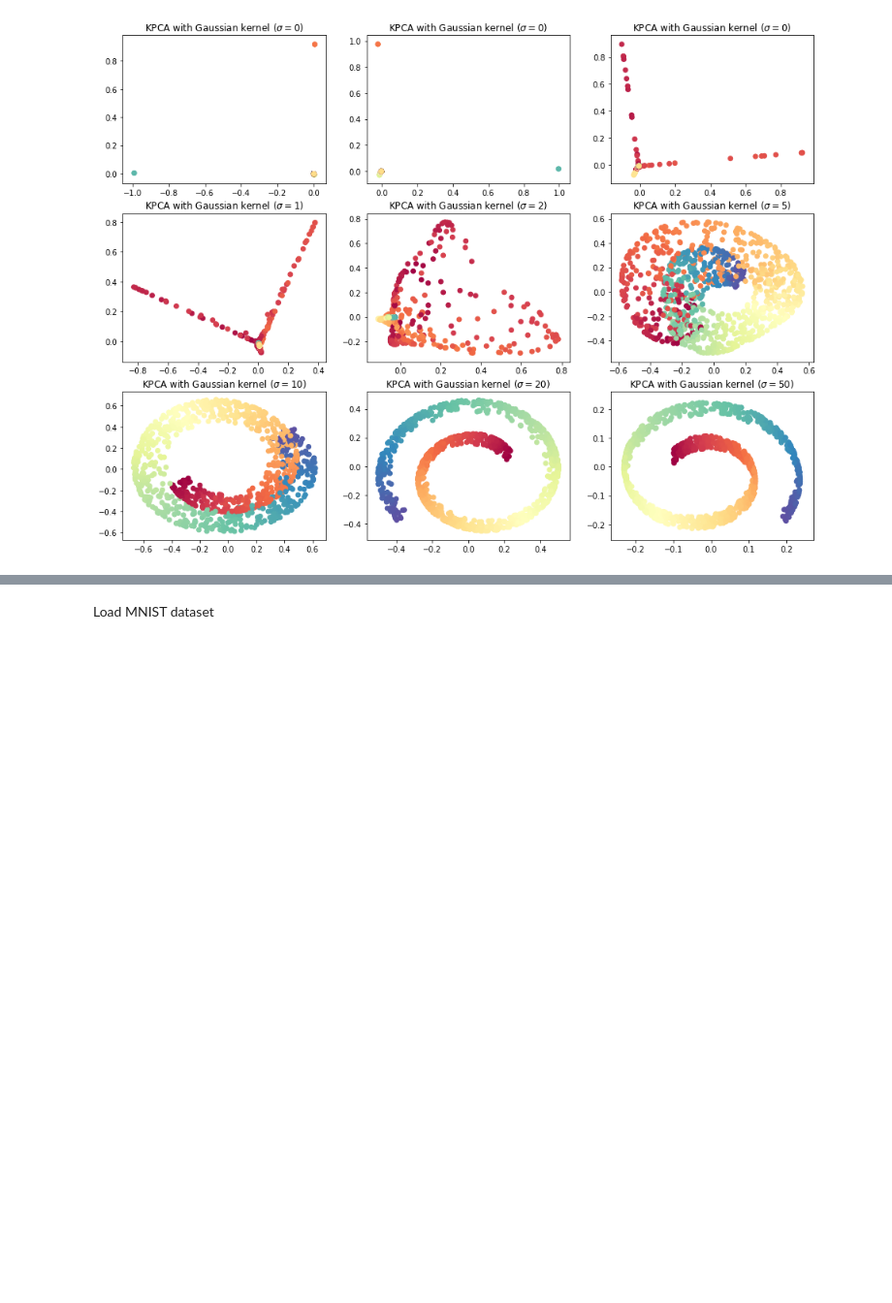
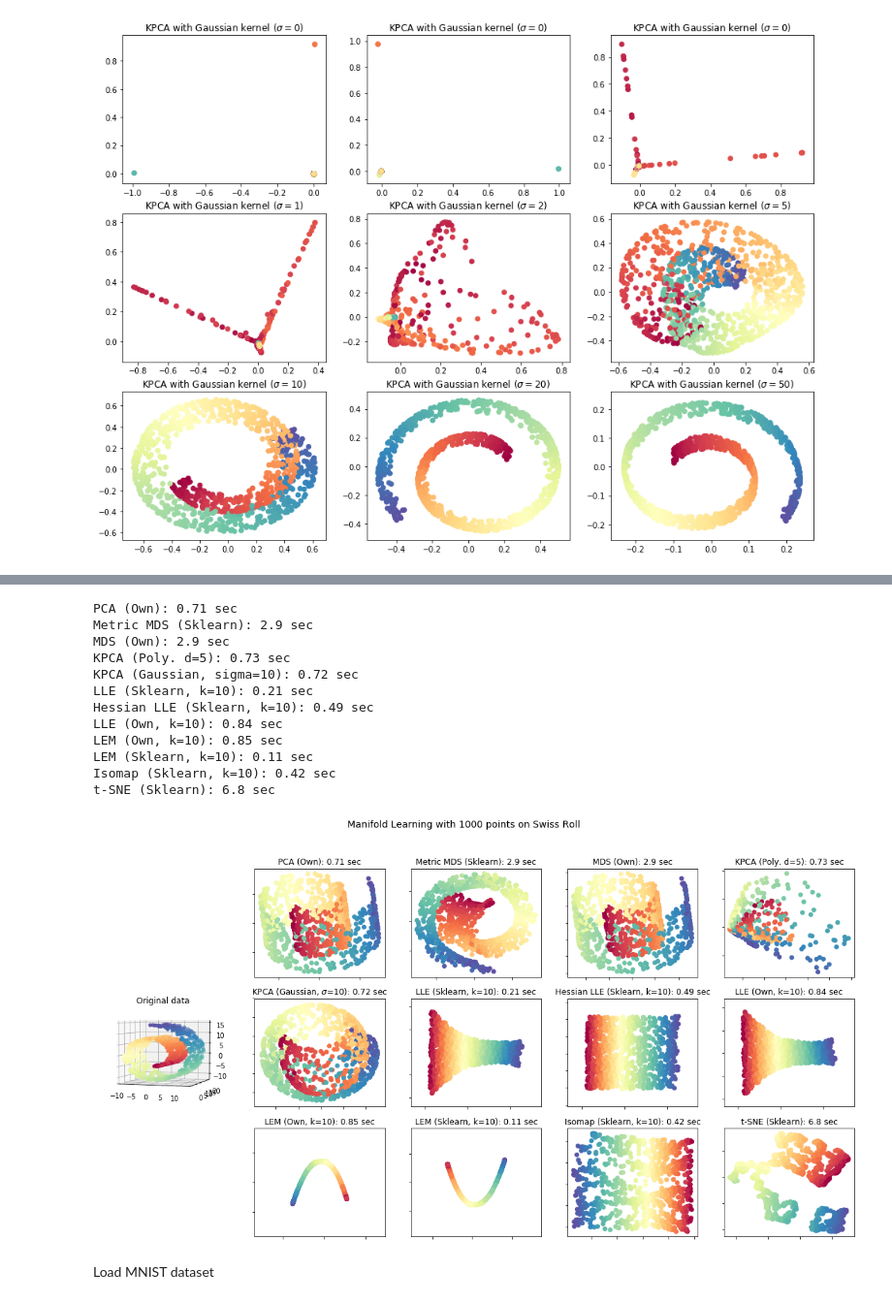
Before and after one commit to afiliot/Non-Linear-Dimensionality-Reduction, a Jupyter notebook: notebook.ipynb, the cells around one changed output, grey strips where cells are left out. Shown at 97% size. Drawn from its saved outputs; the diff is of its cells as text; code cells hidden in the pictures; blank space fills up the shorter version.

```diff
--- a/notebook.ipynb
+++ b/notebook.ipynb
@@ -445,3 +645,29 @@ plt.show()
+# %%
+n_points = 1000
+data = datasets.samples_generator.make_swiss_roll(n_points, random_state=0)
+title = "Manifold Learning with %i points on Swiss Roll" % (n_points)
+params = {'kpca-poly': {'d': 5},
+          'kpca-gaussian': {'sigma': 10},
+          'LLE': {'k': 10},
+          'LEM': {'k': 10, 'gamma': 10},
+          'ISO': {'k': 10},
+          'SDE': {'k': 10}
+         }
+comparison(data=data, n_components=2, params=params, title=title)
+# %% [output]
+PCA (Own): 0.71 sec
+Metric MDS (Sklearn): 2.9 sec
+MDS (Own): 2.9 sec
+KPCA (Poly. d=5): 0.73 sec
+KPCA (Gaussian, sigma=10): 0.72 sec
+LLE (Sklearn, k=10): 0.21 sec
+Hessian LLE (Sklearn, k=10): 0.49 sec
+LLE (Own, k=10): 0.84 sec
+LEM (Own, k=10): 0.85 sec
+LEM (Sklearn, k=10): 0.11 sec
+Isomap (Sklearn, k=10): 0.42 sec
+t-SNE (Sklearn): 6.8 sec
+[figure, added]
 # %% [markdown]
 Load MNIST dataset
 # %%
```
Also changed, not shown: parts of 19 cells of this notebook.
